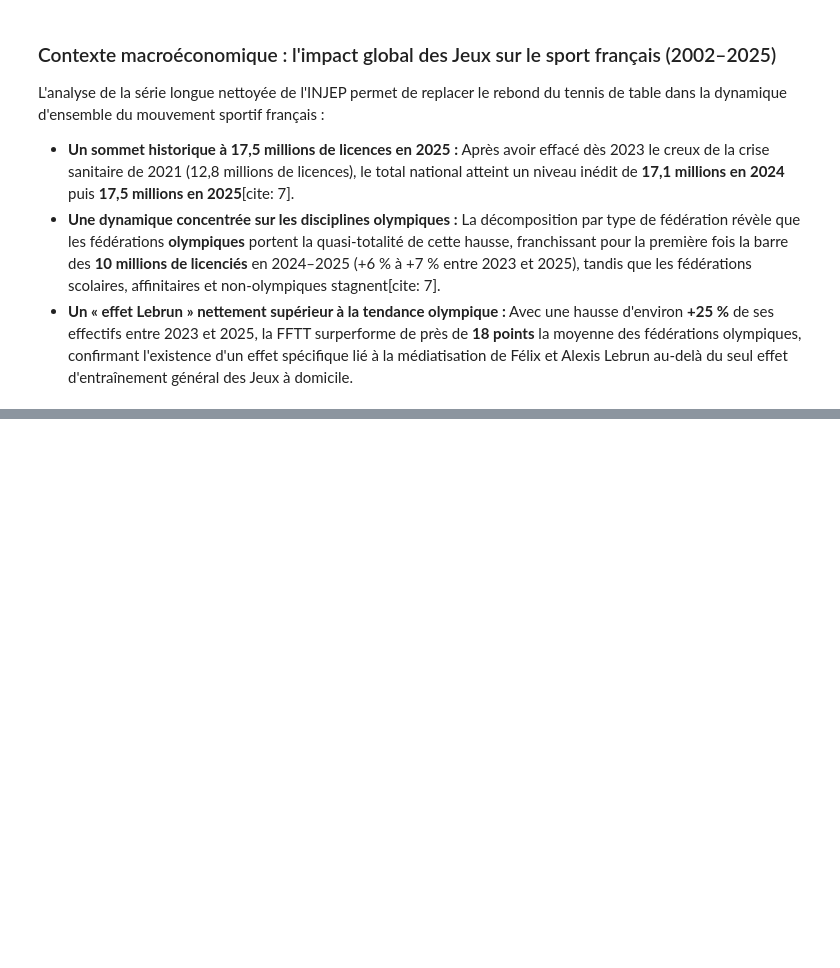
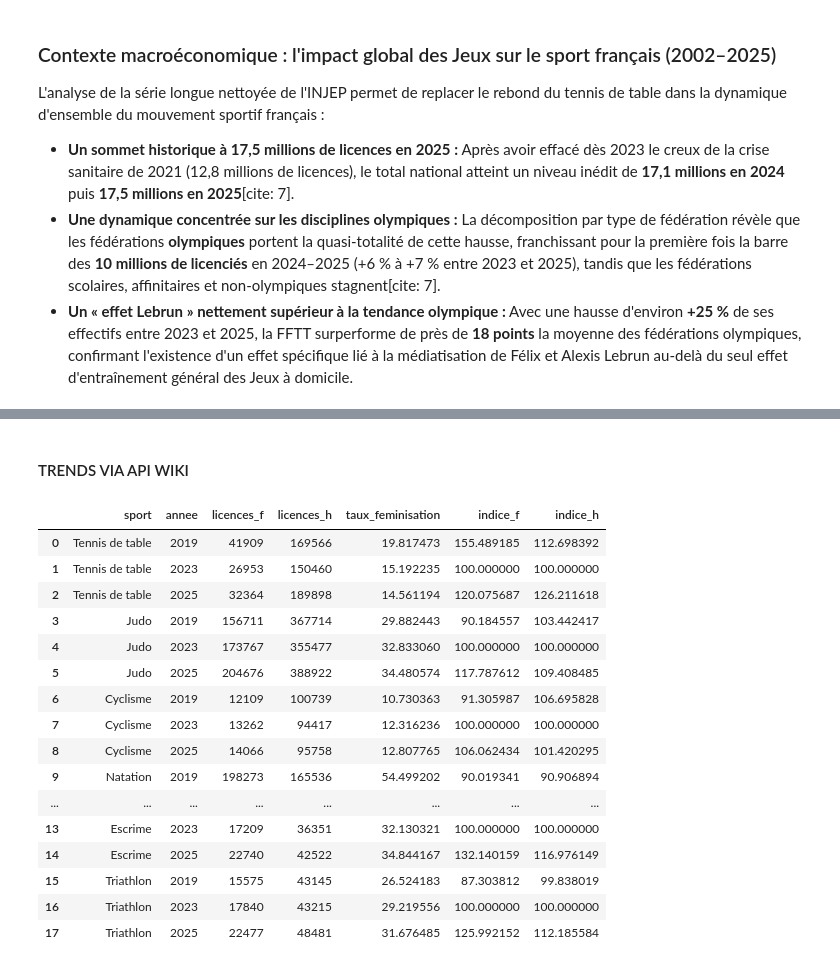
Before and after one commit to MathildeMoulinneuf/Projet-Python-2AS1, a Jupyter notebook: rapport.ipynb, the cells around one changed output, grey strips where cells are left out. Saved outputs shown, nothing was run; the diff lists cells and outputs as text; code cells hidden in the pictures; blank space fills up the shorter version.

```diff
--- a/rapport.ipynb
+++ b/rapport.ipynb
@@ -517,3 +512,43 @@ display(df_brut_histo)
 | 2 | 101 | 101 | Fédération Française d'Athlétisme | 2022-01-01 | 1.01571191626698 | 0.183773652580905 | 0.100433455154063 | 302583 | ... |
 | 3 | 101 | 101 | Fédération Française d'Athlétisme | 2023-01-01 | 1.01571191626698 | 0.183773652580905 | 0.100433455154063 | 307021 | ... |
 | 4 | 102 | 102 | Fédération Française d'Aviron | 2002-01-01 | 0.222102802482736 | 0.00229180898653558 | 0.042853212271289 | 39771 | ... |
+# %% [markdown]
+#### TRENDS VIA API WIKI
+# %%
+# 1. Récupération automatique des codes fédérations dans df_licences
+feds_cibles = {
+    "Tennis de table": "124",
+    "Judo": "117",
+    "Cyclisme": "108",
+    "Natation": "119",
+    "Escrime": df_licences[df_licences["nom_fed"].str.contains("escrime", case=False, na=False)]["code_fed"].iloc[0],
+    "Triathlon": "127",
+}
+
+# 2. Comparaison de la dynamique Femmes vs Hommes (2019, 2023, 2025)
+comparatif_genre = []
+for nom_sport, code in feds_cibles.items():
+    df_g = pr.analyser_effet_genre(df_licences, federation=code, annee_ref=2023, col_fed="code_fed")
+    sub = df_g[df_g["annee"].isin([2019, 2023, 2025])].copy()
+    sub["sport"] = nom_sport
+    comparatif_genre.append(sub[["sport", "annee", "licences_f", "licences_h", "taux_feminisation", "indice_f", "indice_h"]])
+
+display(pd.concat(comparatif_genre, ignore_index=True))
+# %% [output]
+|  | sport | annee | licences_f | licences_h | taux_feminisation | indice_f | indice_h |
+| 0 | Tennis de table | 2019 | 41909 | 169566 | 19.817473 | 155.489185 | 112.698392 |
+| 1 | Tennis de table | 2023 | 26953 | 150460 | 15.192235 | 100.000000 | 100.000000 |
+| 2 | Tennis de table | 2025 | 32364 | 189898 | 14.561194 | 120.075687 | 126.211618 |
+| 3 | Judo | 2019 | 156711 | 367714 | 29.882443 | 90.184557 | 103.442417 |
+| 4 | Judo | 2023 | 173767 | 355477 | 32.833060 | 100.000000 | 100.000000 |
+| 5 | Judo | 2025 | 204676 | 388922 | 34.480574 | 117.787612 | 109.408485 |
+| 6 | Cyclisme | 2019 | 12109 | 100739 | 10.730363 | 91.305987 | 106.695828 |
+| 7 | Cyclisme | 2023 | 13262 | 94417 | 12.316236 | 100.000000 | 100.000000 |
+| 8 | Cyclisme | 2025 | 14066 | 95758 | 12.807765 | 106.062434 | 101.420295 |
+| 9 | Natation | 2019 | 198273 | 165536 | 54.499202 | 90.019341 | 90.906894 |
+| ... | ... | ... | ... | ... | ... | ... | ... |
+| 13 | Escrime | 2023 | 17209 | 36351 | 32.130321 | 100.000000 | 100.000000 |
+| 14 | Escrime | 2025 | 22740 | 42522 | 34.844167 | 132.140159 | 116.976149 |
+| 15 | Triathlon | 2019 | 15575 | 43145 | 26.524183 | 87.303812 | 99.838019 |
+| 16 | Triathlon | 2023 | 17840 | 43215 | 29.219556 | 100.000000 | 100.000000 |
+| 17 | Triathlon | 2025 | 22477 | 48481 | 31.676485 | 125.992152 | 112.185584 |
```
Also changed, not shown: parts of 22 cells of this notebook, 2 other files.
